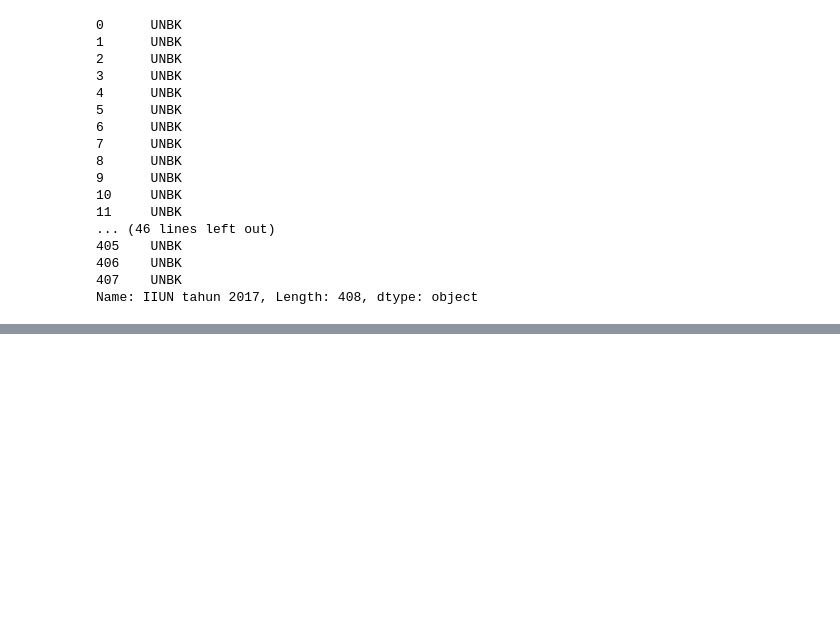
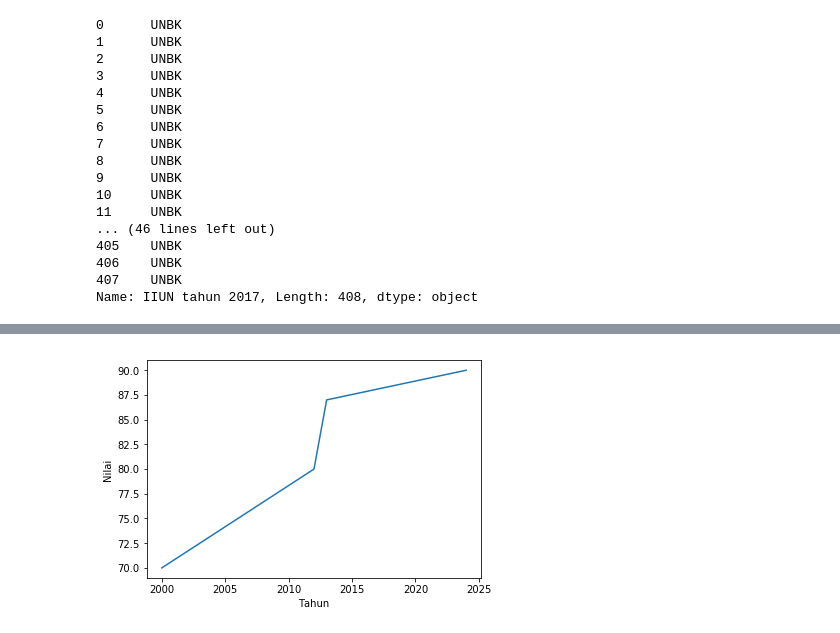
Before and after one commit to robitalhazmi/dsc-fst, a Jupyter notebook: Review.ipynb, the cells around one changed output, grey strips where cells are left out. Cells and saved outputs as stored; diff of their text form; code cells hidden in the pictures; blank space fills up the shorter version.

Commit message:
plotting

```diff
--- a/Review.ipynb
+++ b/Review.ipynb
@@ -212,0 +270,10 @@ sma_jatim[sma_jatim['Rerata IPA tahun 2017'] > 70].head()
+# %%
+x = [2000, 2012, 2013, 2024]
+y = [70, 80, 87, 90]
+
+plt.plot(x, y)
+plt.xlabel("Tahun")
+plt.ylabel("Nilai")
+plt.show()
+# %% [output]
+[figure, added]
```
Also changed, not shown: parts of 12 cells of this notebook.
